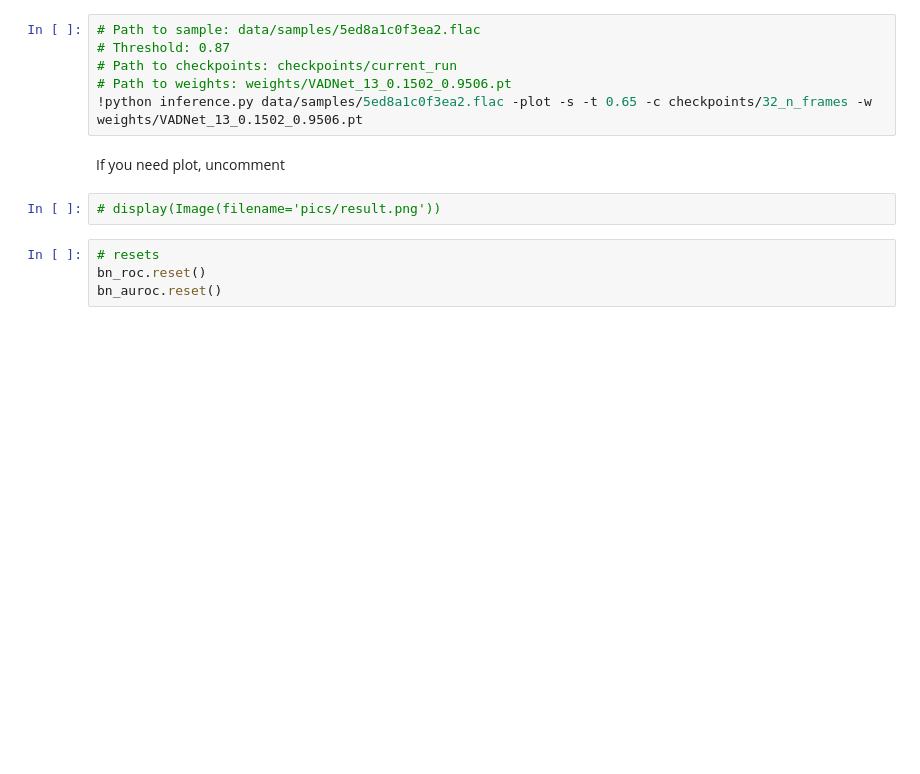
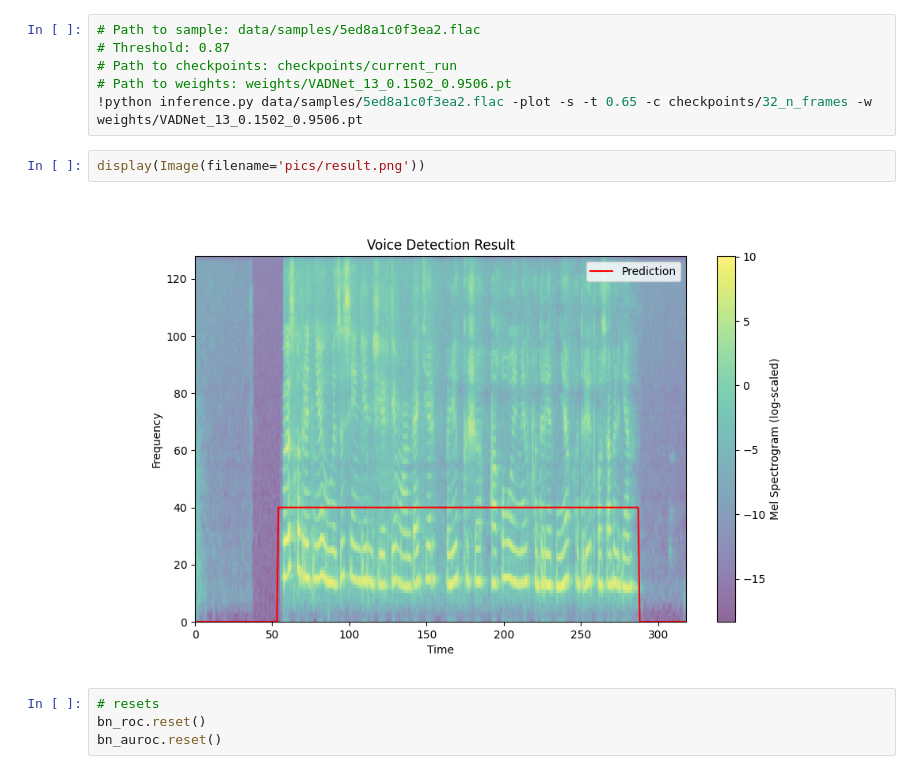
Before and after one commit to SBerik/VoiceDetectionForKazakhSpeech, a Jupyter notebook: evaluation.ipynb, the cells around one changed output. Drawn from its saved outputs; the diff is of its cells as text; blank space fills up the shorter version.

```diff
--- a/evaluation.ipynb
+++ b/evaluation.ipynb
@@ -88,10 +90,10 @@ Threshold: 0.6504456996917725
 # Path to checkpoints: checkpoints/current_run
 # Path to weights: weights/VADNet_13_0.1502_0.9506.pt
 !python inference.py data/samples/5ed8a1c0f3ea2.flac -plot -s -t 0.65 -c checkpoints/32_n_frames -w weights/VADNet_13_0.1502_0.9506.pt
-# %% [markdown]
-If you need plot, uncomment
 # %%
-# display(Image(filename='pics/result.png'))
+display(Image(filename='pics/result.png'))
+# %% [output]
+[figure, added]
 # %%
 # resets
 bn_roc.reset()
```
Also changed, not shown: parts of 3 cells of this notebook.
